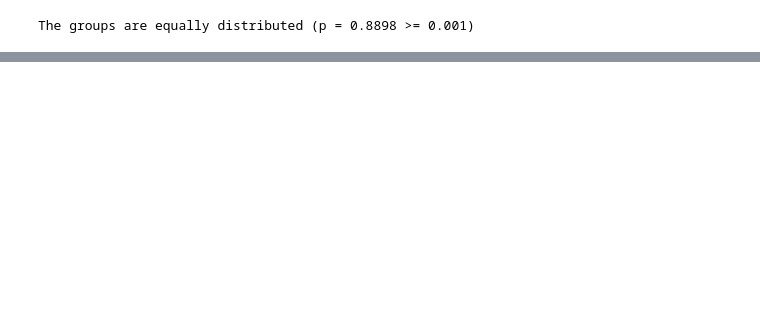
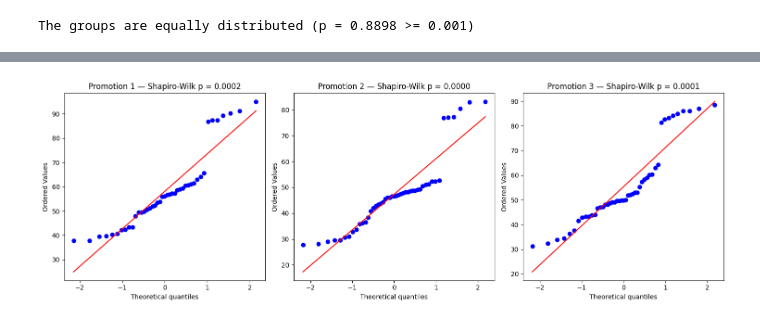
Before and after one commit to GonxaTroll/ds-log-2026, a Jupyter notebook: wx_kaggle_notebooks/fast_food_marketing_campaign.ipynb, the cells around one changed output, grey strips where cells are left out. Cells and saved outputs as stored; diff of their text form; code cells hidden in the pictures; blank space fills up the shorter version.

```diff
--- a/wx_kaggle_notebooks/fast_food_marketing_campaign.ipynb
+++ b/wx_kaggle_notebooks/fast_food_marketing_campaign.ipynb
@@ -183,0 +240,5 @@ plt.show()
+# %%
+_, p_value, _, _ = chi2_contingency(
+    pd.crosstab(data_aggregated["promotion"], data_aggregated["marketsize"])
+)
+print(f"Chi-squared test p-value for promotion vs. market size: {p_value:.4f}")
@@ -202,0 +321,14 @@ The groups are equally distributed (p = 0.8898 >= 0.001)
+# %%
+promotions = sorted(data_aggregated["promotion"].unique())
+fig, axes = plt.subplots(1, len(promotions), figsize=(15, 5))
+
+for ax, promo in zip(axes, promotions):
+    subset = data_aggregated[data_aggregated["promotion"] == promo]["salesinthousands"]
+    _, p = shapiro(subset)
+    probplot(subset, plot = ax)
+    ax.set_title(f"Promotion {promo} — Shapiro-Wilk p = {p:.4f}")
+
+plt.tight_layout()
+plt.show()
+# %% [output]
+[figure, added]
```
Also changed, not shown: parts of 43 cells of this notebook.
